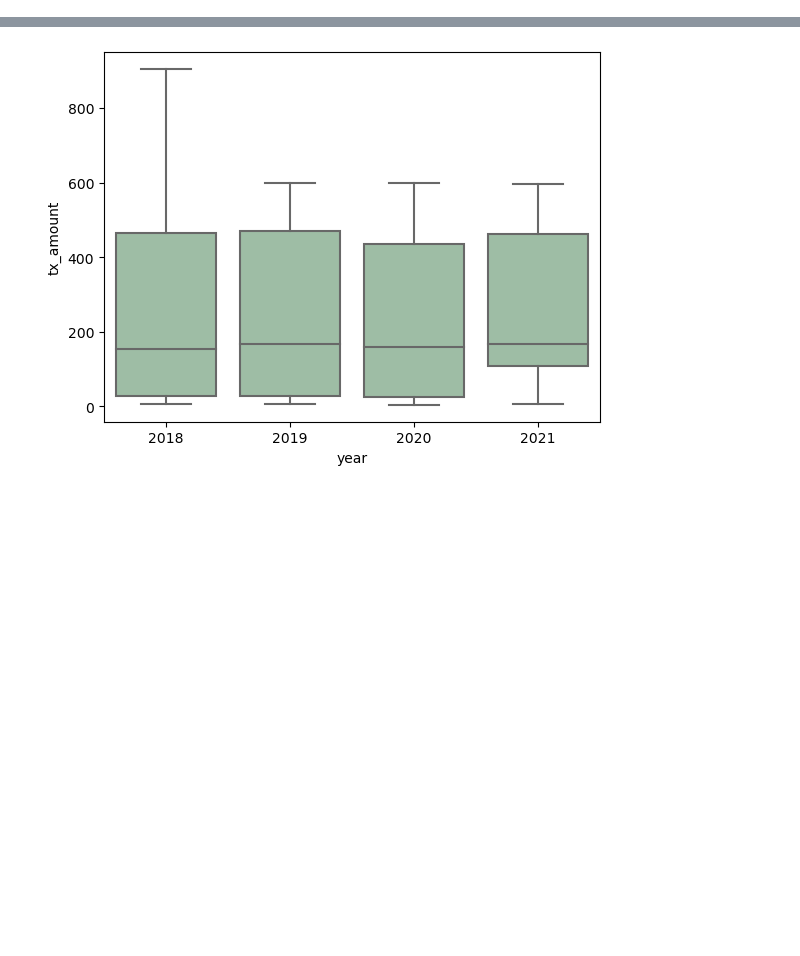
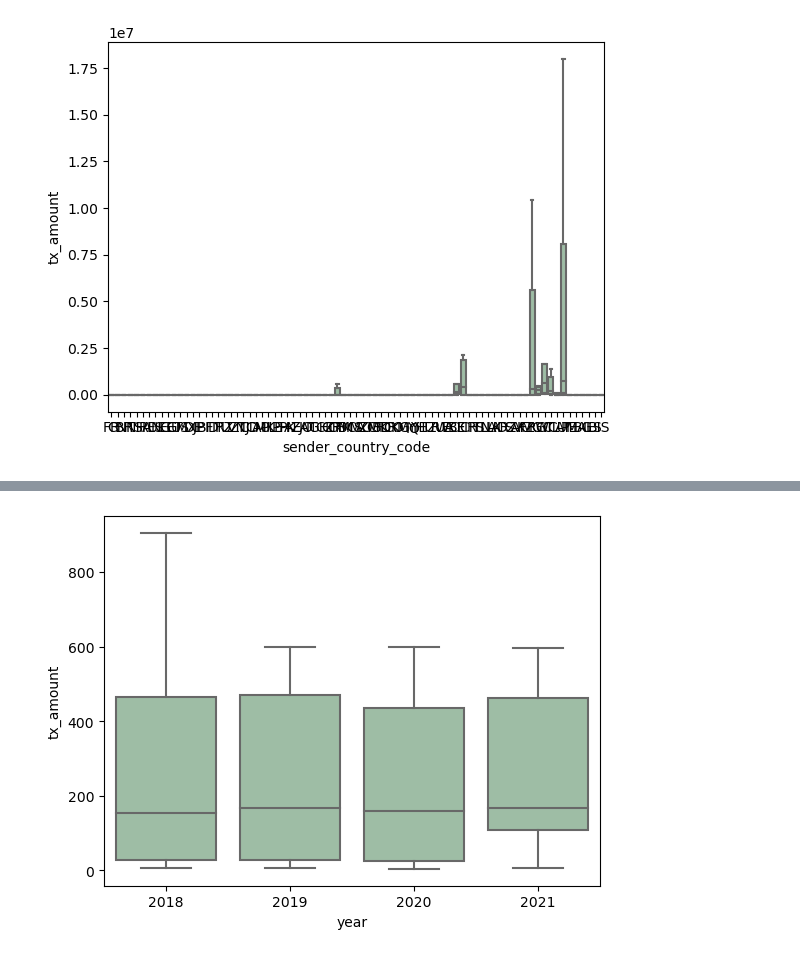
Before and after one commit to CorentinPernot/Statapp, a Jupyter notebook: Notebook/tests_stat.ipynb, the cells around one changed output, grey strips where cells are left out. Saved outputs shown, nothing was run; the diff lists cells and outputs as text; code cells hidden in the pictures; blank space fills up the shorter version.

```diff
--- a/Notebook/tests_stat.ipynb
+++ b/Notebook/tests_stat.ipynb
@@ -14,2 +13,6 @@ Variable quantitative : tx_amount
 # %%
 df_A=pd.read_csv("/Users/corentinpla/Documents/C-2-Statap/transactions_A.csv")
+df_B=pd.read_csv("/Users/corentinpla/Documents/C-2-Statap/transactions_B.csv")
+
+df_A["df_type"]="A"
+df_B["df_type"]="B"
@@ -15,0 +29,2 @@ df_A=pd.read_csv("/Users/corentinpla/Documents/C-2-Statap/transactions_A.csv")
+# %%
+df_concat=pd.concat([df_A,df_B])
@@ -54,0 +129,6 @@ df_test=df_A.sample(n=1000)
+# %%
+ax = sns.boxplot(x='sender_country_code', y='tx_amount', data=df_concat, color='#99c2a2',showfliers=False)
+#ax = sns.swarmplot(x="year", y="tx_amount", data=df_test, color='#7d0013')
+plt.show()
+# %% [output]
+[figure, added]
```
Also changed, not shown: parts of 14 cells of this notebook.
